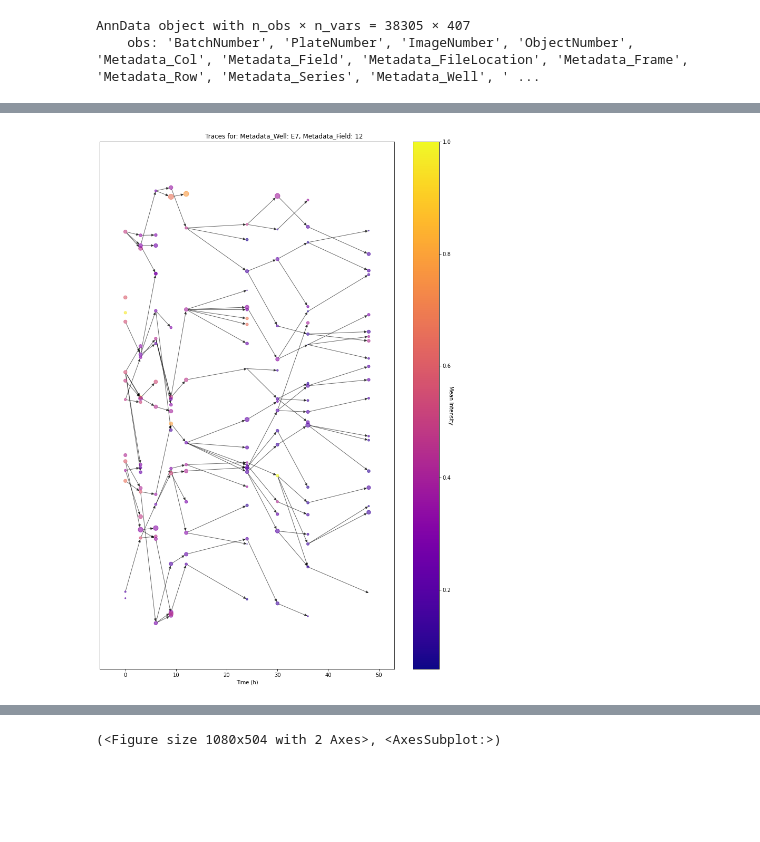
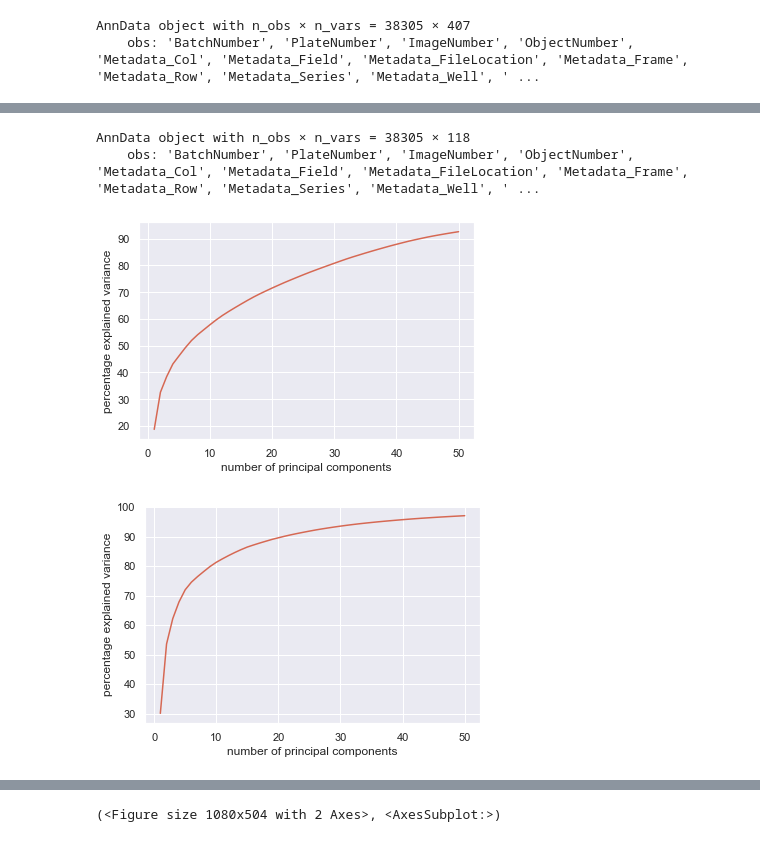
Before and after one commit to marx-alex/Morphelia, a Jupyter notebook: docs/time_lapse.ipynb, the cells around one changed output, grey strips where cells are left out. Drawn from its saved outputs; the diff is of its cells as text; code cells hidden in the pictures; blank space fills up the shorter version.

```diff
--- a/docs/time_lapse.ipynb
+++ b/docs/time_lapse.ipynb
@@ -39,3 +124,8 @@ show_trace(md, dim='3d', fields={"Metadata_Well": ["E7"], "Metadata_Field": [12]
+# %%
+adata
+# %% [output]
+AnnData object with n_obs × n_vars = 38305 × 118
+    obs: 'BatchNumber', 'PlateNumber', 'ImageNumber', 'ObjectNumber', 'Metadata_Col', 'Metadata_Field', 'Metadata_FileLocation', 'Metadata_Frame', 'Metadata_Row', 'Metadata_Series', 'Metadata_Well', ' ...
 # %%
 
-tr = temporal_reduction(md)
+tr = temporal_reduction(adata)
@@ -49,7 +131,0 @@ ss.obs = trace(ss.obs)
-# %%
-show_trace(ss.obs, fields={"Metadata_Well": ["E7"], "Metadata_Field": [12]},
-           node_size=ss[:, "Cells_AreaShape_Area"].X,
-           node_color=ss[:, "Cells_Intensity_MaxIntensity_CalceinAM"].X,
-           color_label="Mean Intensity")
-# %% [output]
-[figure, removed]
@@ -55,0 +137,8 @@ show_trace(ss.obs, fields={"Metadata_Well": ["E7"], "Metadata_Field": [12]},
+# %%
+from morphelia.plotting import pca_variance_ratio
+
+pca_variance_ratio(adata)
+pca_variance_ratio(tr)
+# %% [output]
+[figure, added]
+[figure, added]
```
Also changed, not shown: parts of 18 cells of this notebook, 12 other files.
